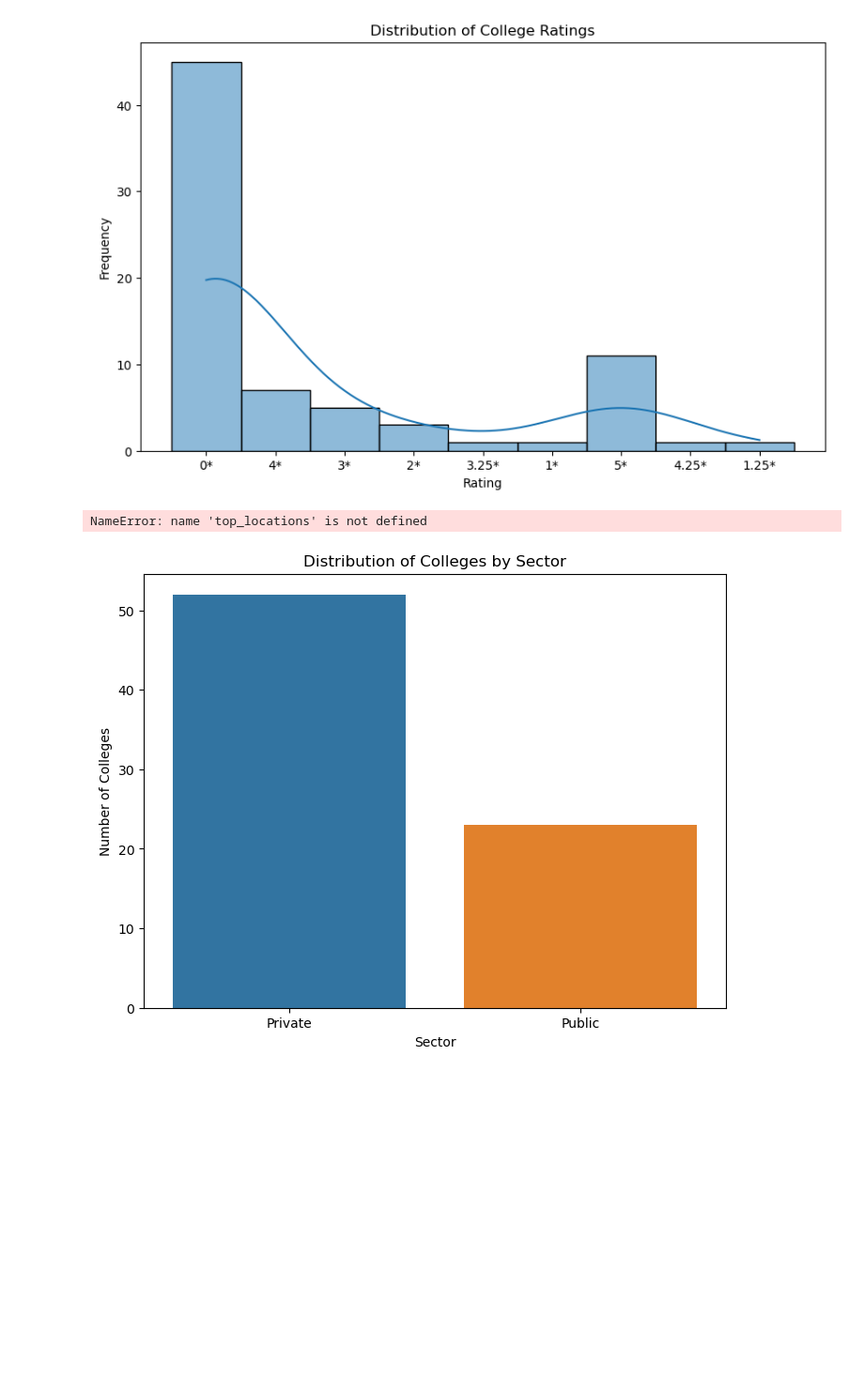
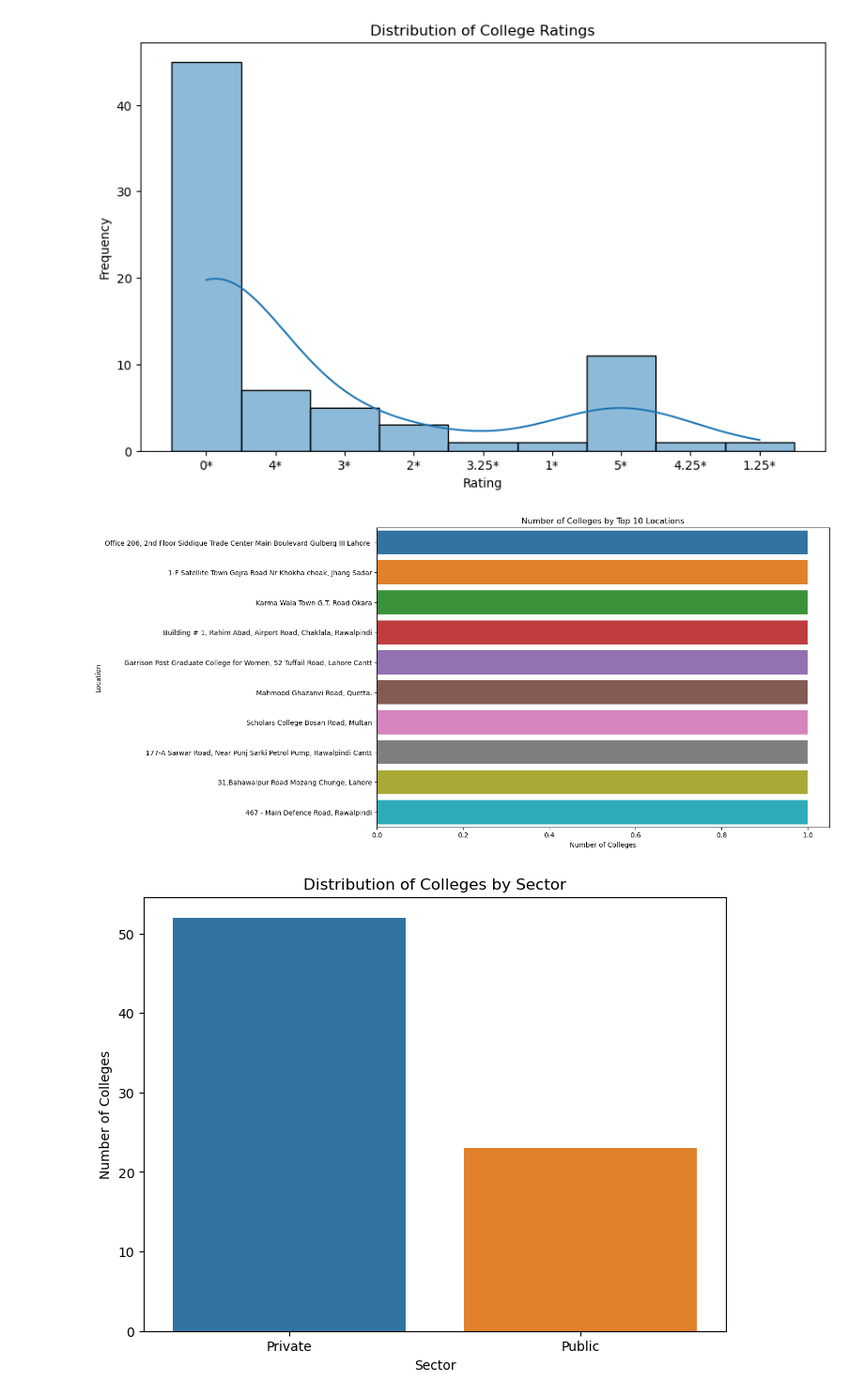
Before and after one commit to hassan1303/Allocated_Project_1_Codexcue, a Jupyter notebook: project_1.ipynb, the cells around one changed output. Shown at 94% size. Cells and saved outputs as stored; diff of their text form; code cells hidden in the pictures; blank space fills up the shorter version.

```diff
--- a/project_1.ipynb
+++ b/project_1.ipynb
@@ -89,19 +89,16 @@ plt.ylabel('Frequency')
 plt.show()
 # %% [output]
 [figure]
-# %%
-# Plot only top 10 affiliations
-top_affiliations = data['Location'].value_counts().nlargest(10).index
-filtered_data = data[data['Location'].isin(top_locations)]
-
-plt.figure(figsize=(14, 8))
-sns.countplot(y='Location', data=filtered_data, order=location)
-plt.title('Top 10 Affiliations of Colleges')
-plt.xlabel('Number of Colleges by Location')
-plt.ylabel('Location')
-plt.show()
-# %% [output]
-NameError: name 'top_locations' is not defined
+# %%
+plt.figure(figsize=(12, 8))
+top_locations = data['Location'].value_counts().nlargest(10).index
+sns.countplot(y='Location', data=data[data['Location'].isin(top_locations)], order=top_locations)
+plt.title('Number of Colleges by Top 10 Locations')
+plt.xlabel('Number of Colleges')
+plt.ylabel('Location')
+plt.show()
+# %% [output]
+[figure, added]
 # %%
 # Count of colleges by sector (e.g., Public vs. Private)
 plt.figure(figsize=(14, 8))
```
Also changed, not shown: parts of 2 cells of this notebook, 2 other files.
